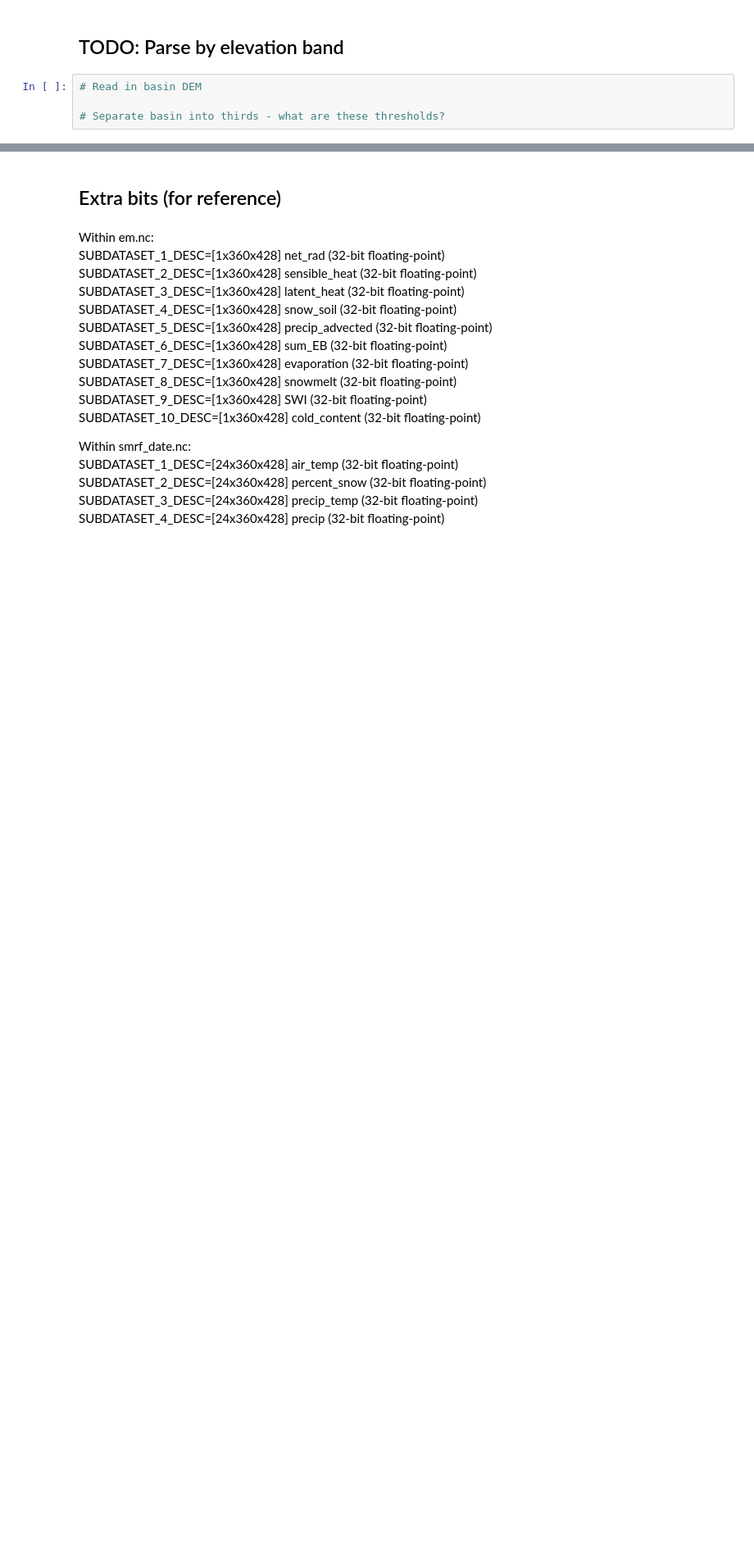
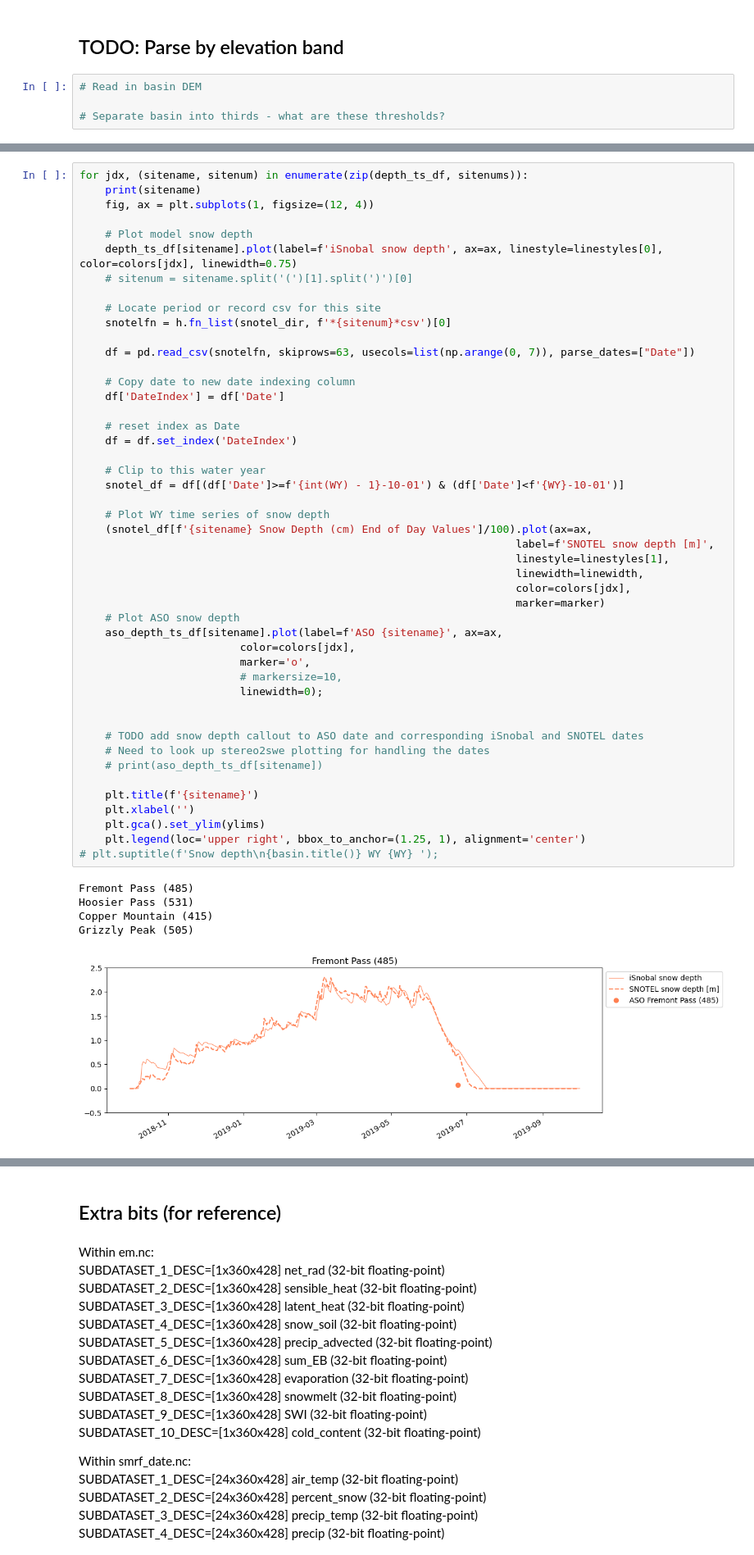
Before and after one commit to jmichellehu/ucrb-isnobal, a Jupyter notebook: notebooks/model_evaluation.ipynb, the cells around one changed output, grey strips where cells are left out. Shown at 82% size. Drawn from its saved outputs; the diff is of its cells as text; blank space fills up the shorter version.

```diff
--- a/notebooks/model_evaluation.ipynb
+++ b/notebooks/model_evaluation.ipynb
@@ -624,0 +679,53 @@ Wall time: 1.34 s
+# %%
+for jdx, (sitename, sitenum) in enumerate(zip(depth_ts_df, sitenums)):
+    print(sitename)
+    fig, ax = plt.subplots(1, figsize=(12, 4))
+
+    # Plot model snow depth
+    depth_ts_df[sitename].plot(label=f'iSnobal snow depth', ax=ax, linestyle=linestyles[0], color=colors[jdx], linewidth=0.75)
+    # sitenum = sitename.split('(')[1].split(')')[0]
+
+    # Locate period or record csv for this site
+    snotelfn = h.fn_list(snotel_dir, f'*{sitenum}*csv')[0]
+
+    df = pd.read_csv(snotelfn, skiprows=63, usecols=list(np.arange(0, 7)), parse_dates=["Date"])
+
+    # Copy date to new date indexing column
+    df['DateIndex'] = df['Date']
+
+    # reset index as Date
+    df = df.set_index('DateIndex')
+
+    # Clip to this water year
+    snotel_df = df[(df['Date']>=f'{int(WY) - 1}-10-01') & (df['Date']<f'{WY}-10-01')]
+
+    # Plot WY time series of snow depth
+    (snotel_df[f'{sitename} Snow Depth (cm) End of Day Values']/100).plot(ax=ax,
+                                                                    label=f'SNOTEL snow depth [m]',
+                                                                    linestyle=linestyles[1],
+                                                                    linewidth=linewidth,
+                                                                    color=colors[jdx],
+                                                                    marker=marker)
+    # Plot ASO snow depth
+    aso_depth_ts_df[sitename].plot(label=f'ASO {sitename}', ax=ax,
+                         color=colors[jdx],
+                         marker='o',
+                         # markersize=10,
+                         linewidth=0);
+
+
+    # TODO add snow depth callout to ASO date and corresponding iSnobal and SNOTEL dates
+    # Need to look up stereo2swe plotting for handling the dates
+    # print(aso_depth_ts_df[sitename])
+
+    plt.title(f'{sitename}')
+    plt.xlabel('')
+    plt.gca().set_ylim(ylims)
+    plt.legend(loc='upper right', bbox_to_anchor=(1.25, 1), alignment='center')
+# plt.suptitle(f'Snow depth\n{basin.title()} WY {WY} ');
+# %% [output]
+Fremont Pass (485)
+Hoosier Pass (531)
+Copper Mountain (415)
+Grizzly Peak (505)
+[figure, added]
```
Also changed, not shown: parts of 16 cells of this notebook.
